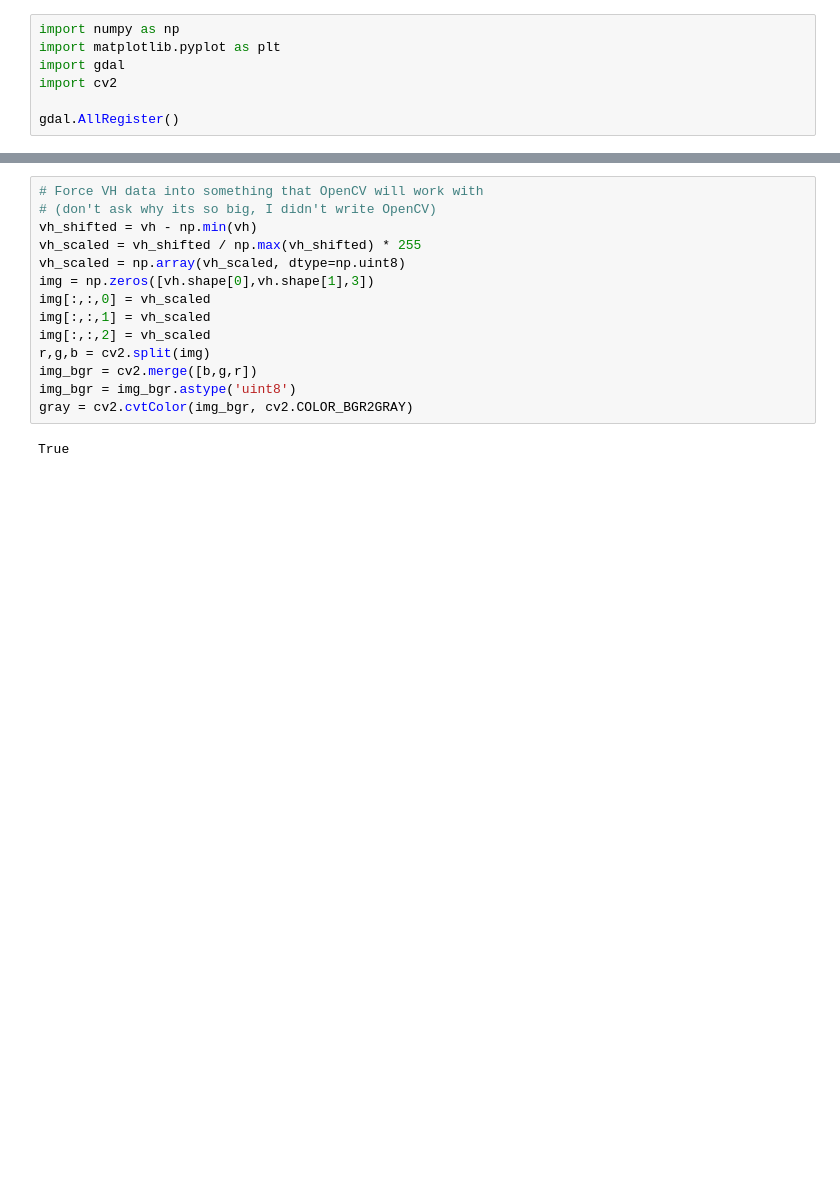
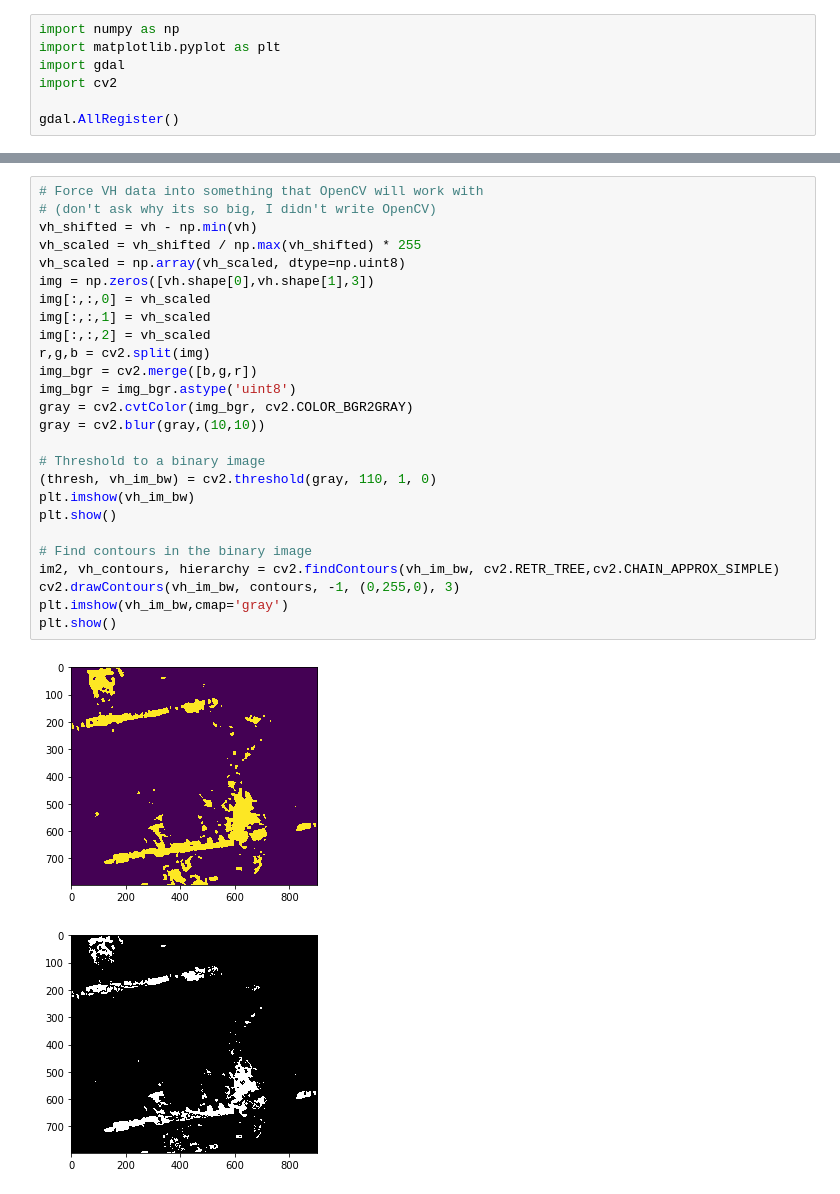
Before and after one commit to rytse/owsf, a Jupyter notebook: process_and_plot.ipynb, the cells around one changed output, grey strips where cells are left out. Saved outputs shown, nothing was run; the diff lists cells and outputs as text; blank space fills up the shorter version.

Commit message:
Find intersection of VV and VH

```diff
--- a/process_and_plot.ipynb
+++ b/process_and_plot.ipynb
@@ -23,16 +23,29 @@ plt.show()
 # %%
 # Force VH data into something that OpenCV will work with
 # (don't ask why its so big, I didn't write OpenCV)
 vh_shifted = vh - np.min(vh)
 vh_scaled = vh_shifted / np.max(vh_shifted) * 255
 vh_scaled = np.array(vh_scaled, dtype=np.uint8)
 img = np.zeros([vh.shape[0],vh.shape[1],3])
 img[:,:,0] = vh_scaled
 img[:,:,1] = vh_scaled
 img[:,:,2] = vh_scaled
 r,g,b = cv2.split(img)
 img_bgr = cv2.merge([b,g,r])
 img_bgr = img_bgr.astype('uint8')
 gray = cv2.cvtColor(img_bgr, cv2.COLOR_BGR2GRAY)
+gray = cv2.blur(gray,(10,10))
+
+# Threshold to a binary image
+(thresh, vh_im_bw) = cv2.threshold(gray, 110, 1, 0)
+plt.imshow(vh_im_bw)
+plt.show()
+
+# Find contours in the binary image
+im2, vh_contours, hierarchy = cv2.findContours(vh_im_bw, cv2.RETR_TREE,cv2.CHAIN_APPROX_SIMPLE)
+cv2.drawContours(vh_im_bw, contours, -1, (0,255,0), 3)
+plt.imshow(vh_im_bw,cmap='gray')
+plt.show()
 # %% [output]
-True
+[figure, added]
+[figure, added]
```
Also changed, not shown: parts of 6 cells of this notebook.
